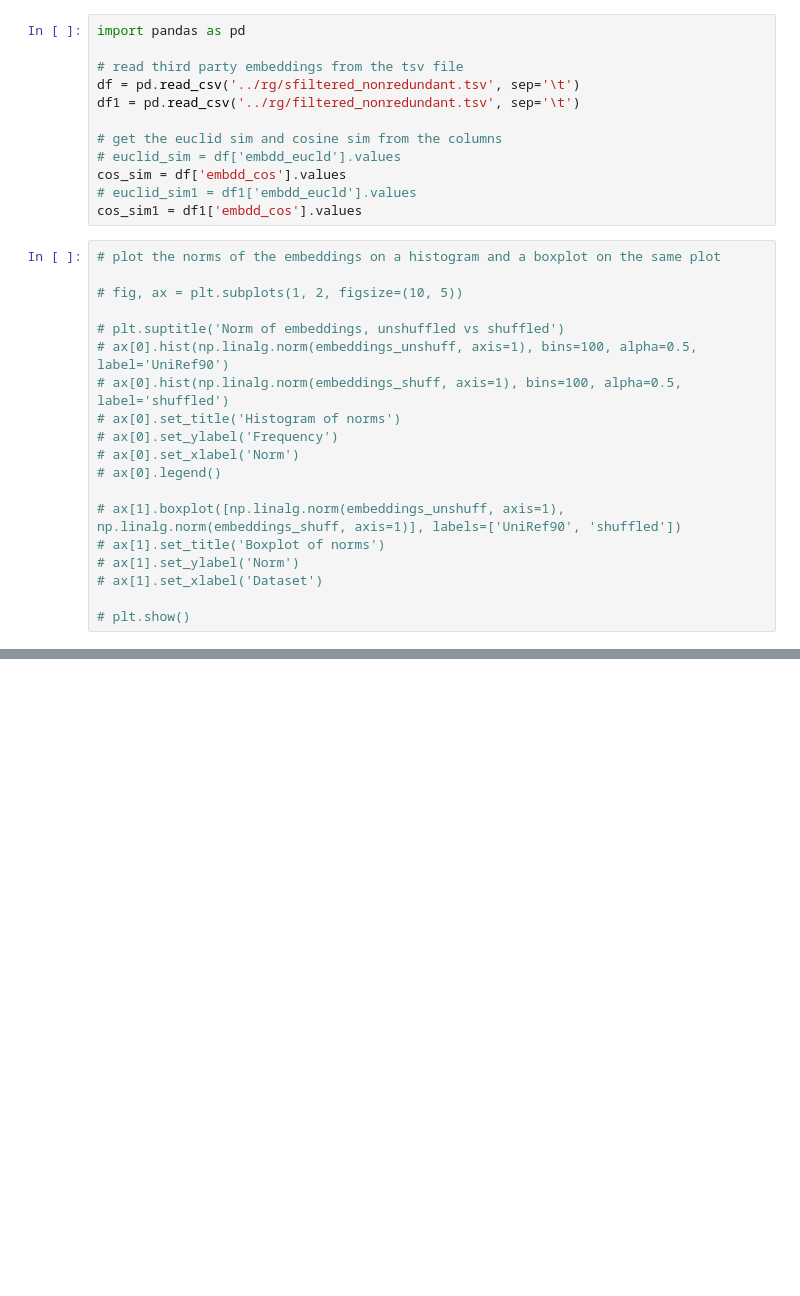
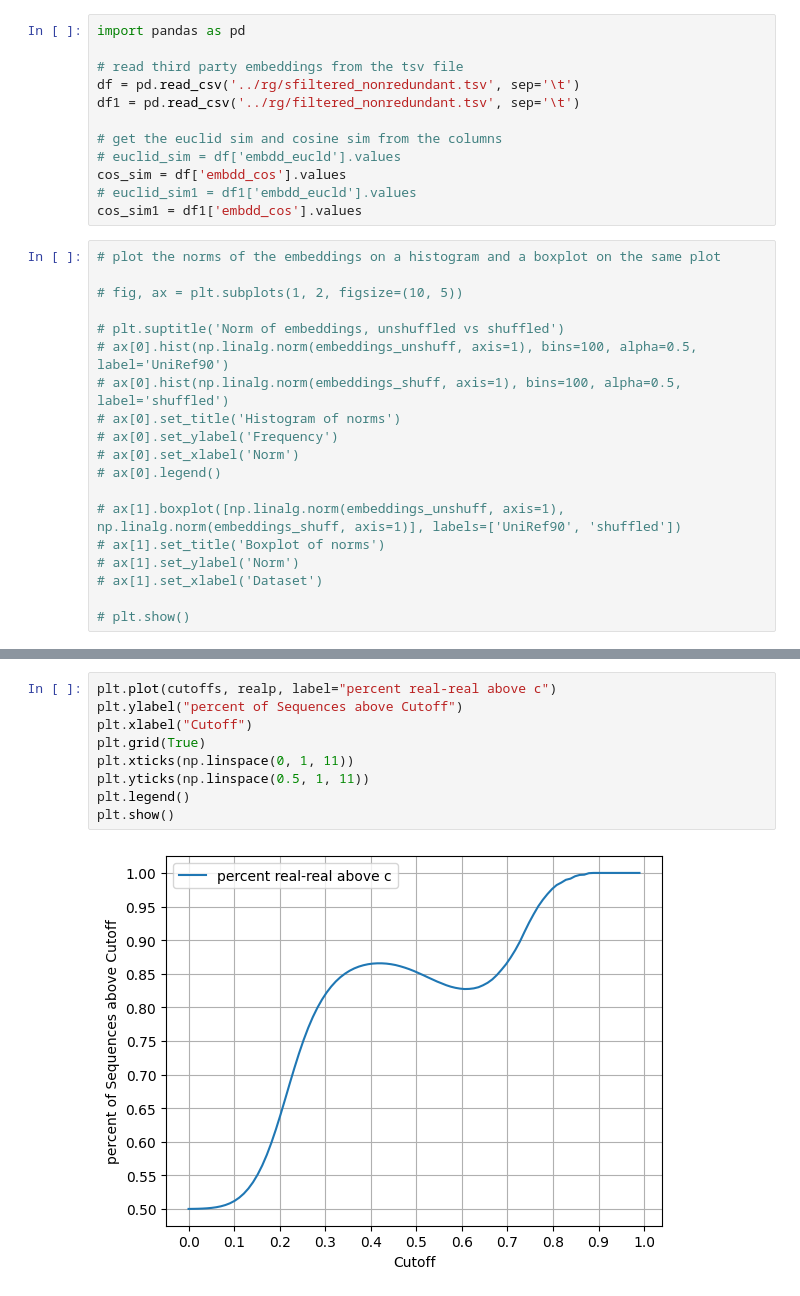
Before and after one commit to fguintu/thesis2024-25, a Jupyter notebook: cutoff/rs/rsseq.ipynb, the cells around one changed output, grey strips where cells are left out. Saved outputs shown, nothing was run; the diff lists cells and outputs as text; blank space fills up the shorter version.

```diff
--- a/cutoff/rs/rsseq.ipynb
+++ b/cutoff/rs/rsseq.ipynb
@@ -154,0 +122,11 @@ counts: 20567 1045
+# %%
+plt.plot(cutoffs, realp, label="percent real-real above c")
+plt.ylabel("percent of Sequences above Cutoff")
+plt.xlabel("Cutoff")
+plt.grid(True)
+plt.xticks(np.linspace(0, 1, 11))
+plt.yticks(np.linspace(0.5, 1, 11))
+plt.legend()
+plt.show()
+# %% [output]
+[figure, added]
```
Also changed, not shown: parts of 15 cells of this notebook, 13 other files.
